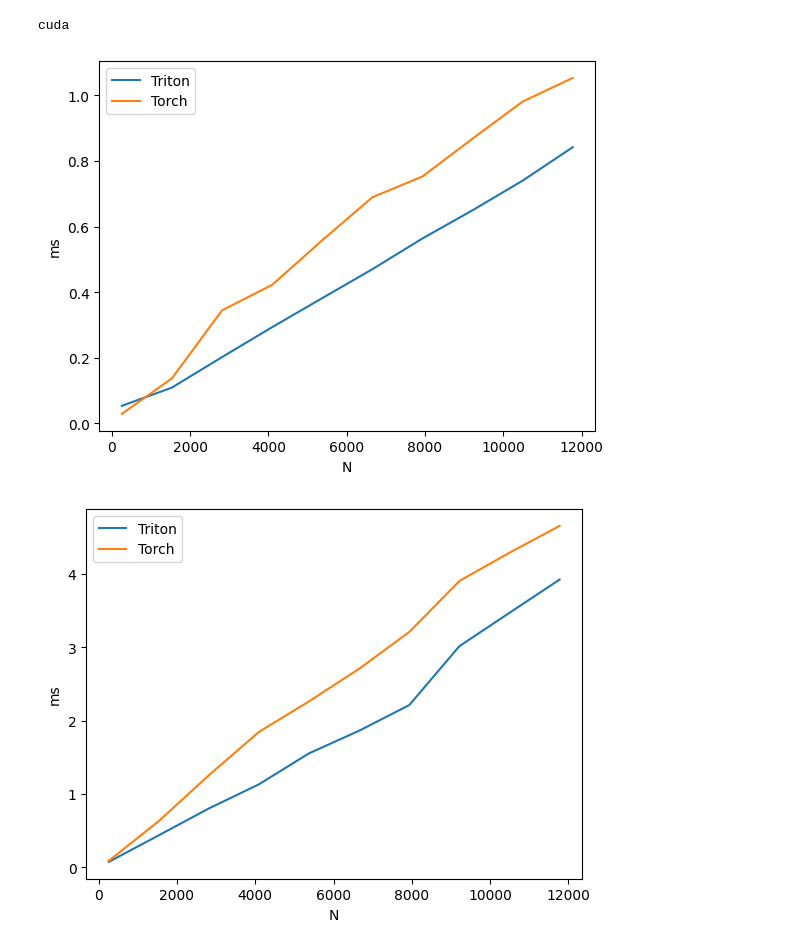
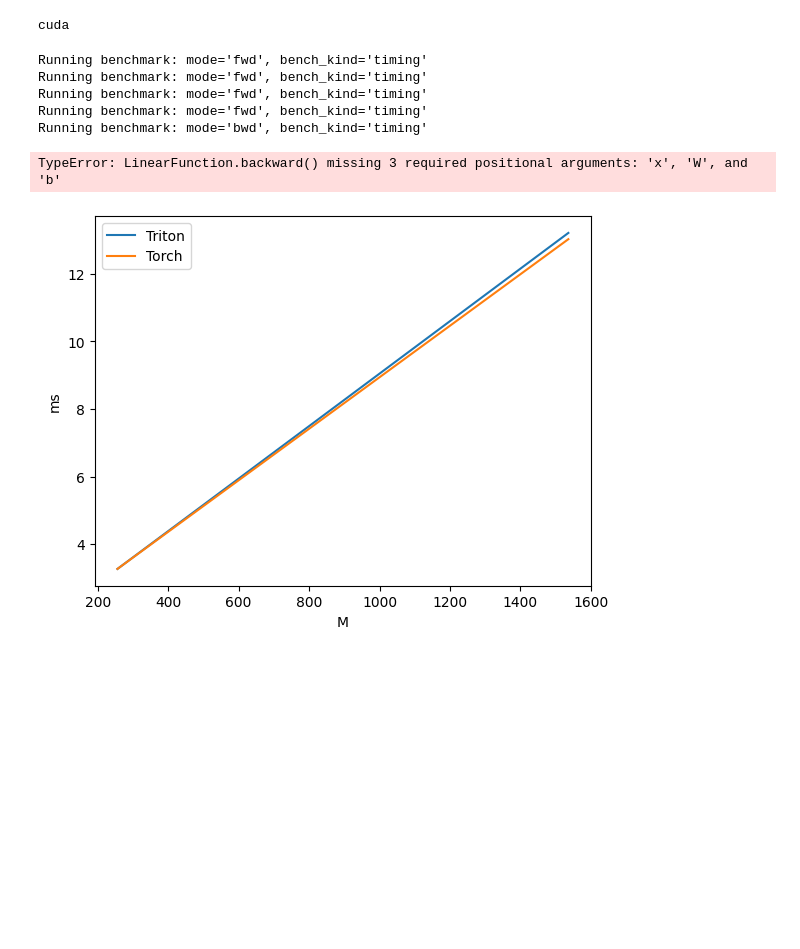
Before and after one commit to matteobonotto/triton-kernels, a Jupyter notebook: notebooks/linear.ipynb, the cells around one changed output. Drawn from its saved outputs; the diff is of its cells as text; code cells hidden in the pictures; blank space fills up the shorter version.

```diff
--- a/notebooks/linear.ipynb
+++ b/notebooks/linear.ipynb
@@ -90,18 +89,18 @@ class Linear(nn.Linear):
             )
 # %%
 base_benchmark_kwargs = {
-    "x_names":['N'],  # argument names to use as an x-axis for the plot
-    "x_vals":[128 * i for i in range(2, 100, 10)],  # different possible values for `x_name`
+    "x_names":['M'],  # argument names to use as an x-axis for the plot
+    "x_vals":[128 * i for i in range(2, 20, 10)],  # different possible values for `x_name`
     "line_arg":'provider',  # argument name whose value corresponds to a different line in the plot
     "line_vals":['triton', 'torch'],  # possible values for `line_arg``
     "line_names":["Triton", "Torch"],  # label name for the lines
     "plot_name":"linear",  # name for the plot. Used also as a file name for saving the plot.
-    "args":{'M': 4096} # values for function arguments not in `x_names` and `y_name`
+    "args":{'N': 4096} # values for function arguments not in `x_names` and `y_name`
 }
 
-M = base_benchmark_kwargs["args"]['M']
-_fwd = Linear(M, M, bias=False)
-_fwd_ref = nn.Linear(M, M, bias=False)
+dim = base_benchmark_kwargs["args"]['N']
+layer = Linear(dim, dim, bias=False).to(DEVICE)
+layer_ref = nn.Linear(dim, dim, bias=False).to(DEVICE)
 
 def fwd(x, provider):
     ### for benchmark olny!
@@ -111,6 +110,29 @@ def fwd(x, provider):
         return _fwd(x)
     else:
         raise ValueError
+
+
+# def fwd(x, provider):
+#     ### for benchmark olny!
+#     if provider == "torch":
+#         return _fwd_ref(x)
+#     elif provider == 'triton':
+#         return _fwd(x)
+#     else:
+#         raise ValueError
+
+# from torch import autograd
+# def bwd(x, provider):
+#     x.requires_grad = True
+#     out = fwd(x, provider)
+
+#     loss = out.sum()
+#     _fwd_provider = _fwd if provider == "triton" else _fwd_ref
+#     if _fwd_provider.bias is not None:
+#         inputs = (x, _fwd_provider.weight, _fwd_provider.bias)
+#     else:
+#         inputs = (x, _fwd_provider.weight)
+#     grads_ref = autograd.grad(loss, inputs)
 # %%
 def measure_memory(f, *args, **kwargs):
     torch.cuda.synchronize()
@@ -123,14 +145,13 @@ def measure_memory(f, *args, **kwargs):
     peak = torch.cuda.max_memory_allocated() / 1e6  # MB
     return peak
 
-def benchmark_kernel(fwd, base_benchmark_kwargs):
+def benchmark_kernel(fwd, bwd, base_benchmark_kwargs):
 
     def bwd(x, provider):
         x.requires_grad = True
         out = fwd(x, provider)
         loss = out.sum()
         loss.backward()
-
 
     MAP_FWD_BKW = {
         "fwd" : fwd,
@@ -142,33 +163,38 @@ def benchmark_kernel(fwd, base_benchmark_kwargs):
         for mode in ['fwd', 'bwd']:
             _kwargs = deepcopy(base_benchmark_kwargs)
             _kwargs['args'].update({"mode" : mode})
             _kwargs['args'].update({"bench_kind" : bench_kind})
             _kwargs['ylabel'] = 'ms' if bench_kind == 'timing' else 'MB'
             _kwargs['plot_name'] += f' - {bench_kind} - {mode}'
             configs.append(triton.testing.Benchmark(**_kwargs))
 
     @triton.testing.perf_report(configs)
     def benchmark(M, N, provider, mode, bench_kind):
         print(f"Running benchmark: {mode=}, {bench_kind=}")
         x = torch.randn(M, N, device=DEVICE, dtype=torch.float32) # Changed dtype to float32 for debugging
         stream = getattr(torch, DEVICE.type).Stream()
         getattr(torch, DEVICE.type).set_stream(stream)
         if bench_kind == "timing":
             ms = triton.testing.do_bench(lambda: MAP_FWD_BKW[mode](x, provider))
             # gbps = lambda ms: 2 * x.numel() * x.element_size() * 1e-9 / (ms * 1e-3)
             return ms #gbps(ms)
         elif bench_kind == "memory":
             mem_mb = measure_memory(MAP_FWD_BKW[mode], x, provider)
             return mem_mb
         raise ValueError(f"bench_kind must be either 'timing' or 'memory', got {bench_kind}")
 
     result_dfs = benchmark.run(show_plots=False, print_data=False, return_df=True)
     for df, config in zip(result_dfs, configs):
         df.plot(x='N', ylabel = config.ylabel, title=config.plot_name, legend=True)
 
     return result_dfs
 
-result_dfs = benchmark_kernel(fwd, base_benchmark_kwargs)
+result_dfs = benchmark_kernel(fwd, bwd, base_benchmark_kwargs)
 # %% [output]
+Running benchmark: mode='fwd', bench_kind='timing'
+Running benchmark: mode='fwd', bench_kind='timing'
+Running benchmark: mode='fwd', bench_kind='timing'
+Running benchmark: mode='fwd', bench_kind='timing'
+Running benchmark: mode='bwd', bench_kind='timing'
+TypeError: LinearFunction.backward() missing 3 required positional arguments: 'x', 'W', and 'b'
-[figure, old version]
+[figure, new version]
-[figure, removed]
```
Also changed, not shown: parts of 2 cells of this notebook.
